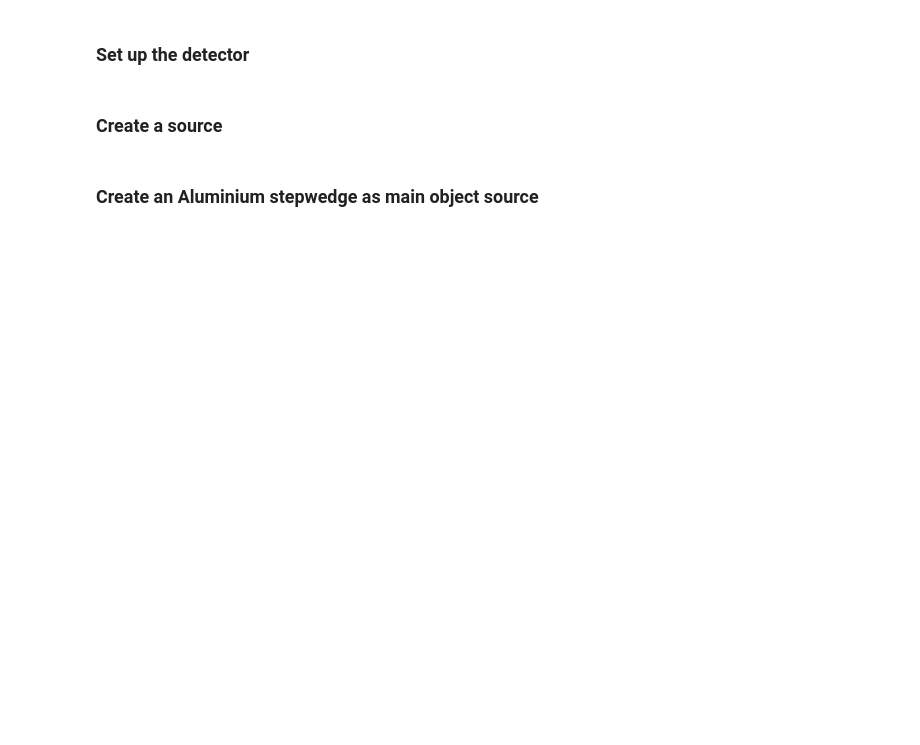
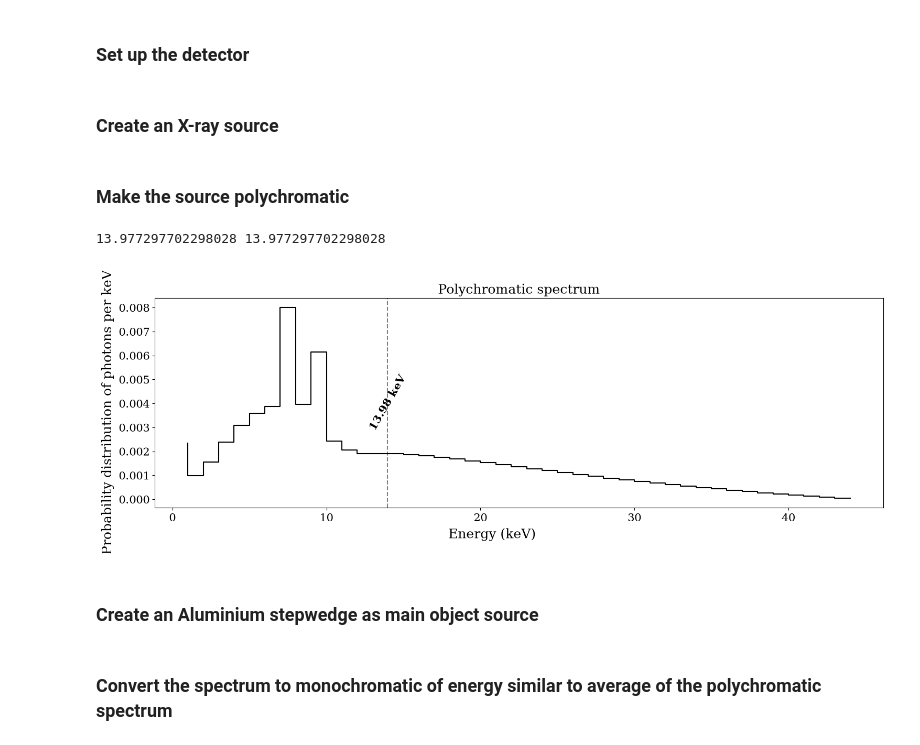
Before and after one commit to TomographicImaging/gVXR-Tutorials, a Jupyter notebook: notebooks/3D-tomography/beam-hardening/step-wedge-linearization.ipynb, the cells around one changed output. Cells and saved outputs as stored; diff of their text form; code cells hidden in the pictures; blank space fills up the shorter version.

Commit message:
Construct mono spectrum analogue for BHC
Currently erroring: calculate an equivalent monochromatic spectrum energy to the given poly spectrum and create a LAC curve.

```diff
--- a/notebooks/3D-tomography/beam-hardening/step-wedge-linearization.ipynb
+++ b/notebooks/3D-tomography/beam-hardening/step-wedge-linearization.ipynb
@@ -384,5 +326,5 @@ no_filter_bins, no_filter_photons = zip(*no_filter_hist.items(), strict=False)
 # %% [markdown]
-### Create a source
+### Create an X-ray source
 # %%
 # Source position
 gvxr.setSourcePosition(
@@ -398,3 +338,49 @@ gvxr.usePointSource()    # For a parallel source
+# %% [markdown]
+### Make the source polychromatic
+# %%
+# ----------
+# No filter
+# ----------
+poly_spectrum_hist = setPolySpectrum(
+    tube_voltage_kV,
+    filters=None,
+    tube_angle_in_deg=tube_angle_degrees,
+    mAs=300,
+    unit="keV",
+)
+
+poly_spectrum_bins, poly_spectrum_photons = zip(*poly_spectrum_hist.items(), strict=False)
+
+fig = plt.figure(figsize= (15,5), constrained_layout=True)
+fig.supxlabel("Energy (keV)")
+fig.supylabel("Probability distribution of photons per keV")
+
+plt.title(f"Polychromatic spectrum")
+plt.step(poly_spectrum_bins, poly_spectrum_photons, "k")
+
+# average_energy = np.average(poly_spectrum_bins, weights=poly_spectrum_photons)
+average_energy = np.sum(np.array(poly_spectrum_photons)*np.array(poly_spectrum_bins))/np.sum(poly_spectrum_photons)
+
+plt.axvline(average_energy, linestyle="--", color="k",alpha=0.5)
+y_min, y_max = plt.ylim()
+y_mid = (y_min + y_max) / 2
+
+plt.text(
+    average_energy, y_mid,
+    f"{average_energy:.2f} keV",
+    rotation=60,
+    va="center",
+    ha="center",
+    fontsize=15,
+    fontweight="bold",
+)
+
+plt.show()
+
+x_ray_poly_image = np.array(gvxr.computeXRayImage(), dtype=np.single) / gvxr.getTotalEnergyWithDetectorResponse()
+# %% [output]
+13.977297702298028 13.977297702298028
+[figure, added]
 # %% [markdown]
 ### Create an Aluminium stepwedge as main object source
 # %%
@@ -437,3 +422,5 @@ gvxr.translateNode(
     0, 0, -step_wedge_height * 0.5,
     "mm",
 )
+# %% [markdown]
+### Convert the spectrum to monochromatic of energy similar to average of the polychromatic spectrum
```
Also changed, not shown: parts of 12 cells of this notebook.
